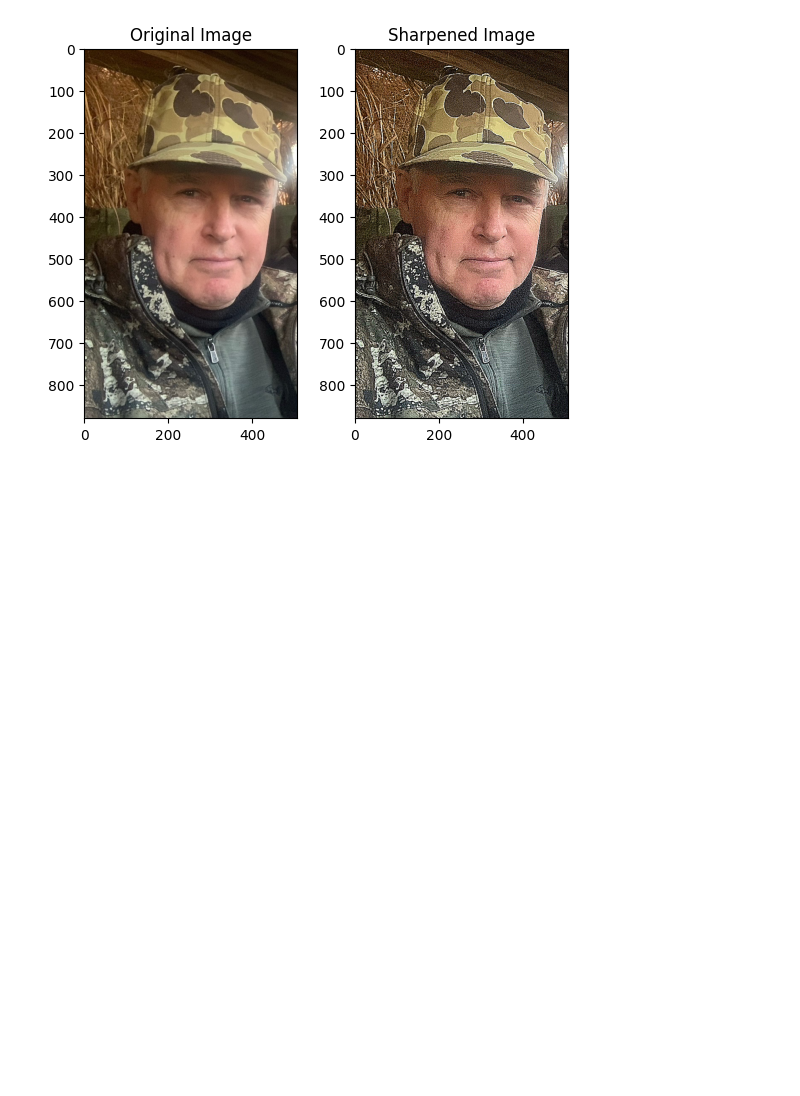
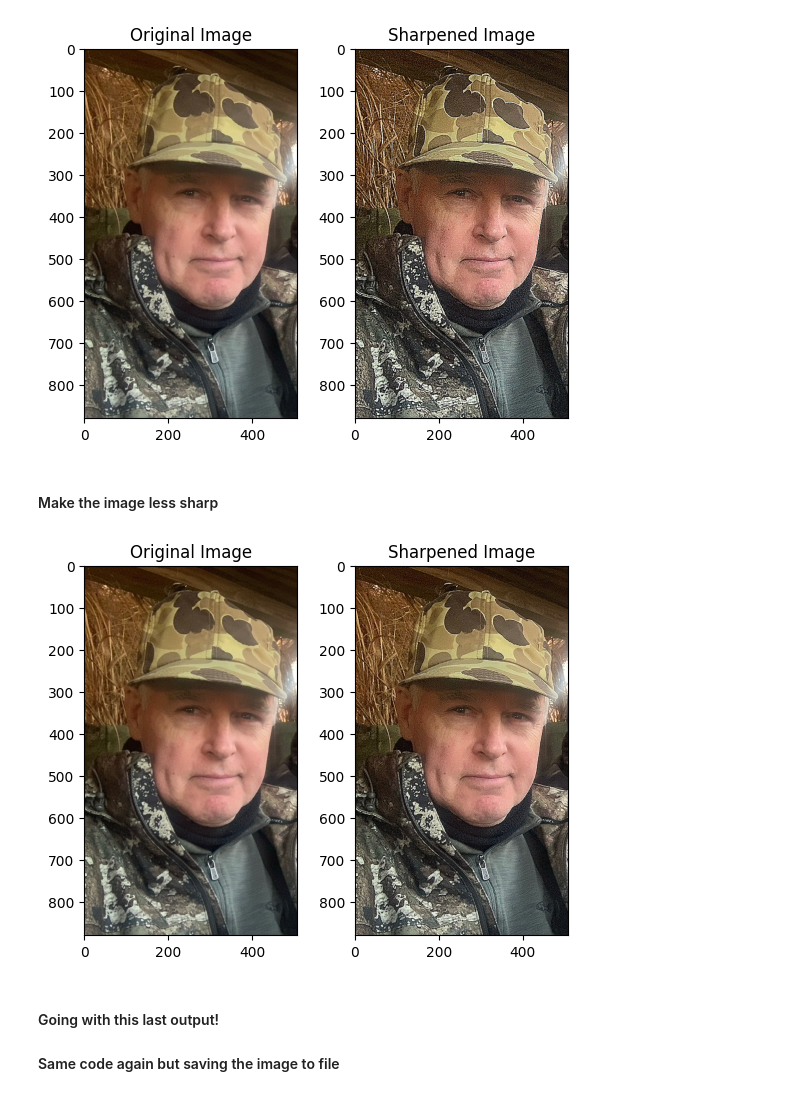
Before and after one commit to sudz4/JGS, a Jupyter notebook: jgs_image_enhancement.ipynb, the cells around one changed output. Cells and saved outputs as stored; diff of their text form; code cells hidden in the pictures; blank space fills up the shorter version.

Commit message:
image enhance final

```diff
--- a/jgs_image_enhancement.ipynb
+++ b/jgs_image_enhancement.ipynb
@@ -129,3 +129,41 @@ plt.title('Sharpened Image')
 plt.show()
 # %% [output]
 [figure]
+# %% [markdown]
+#### Make the image less sharp
+# %%
+# Load the image
+img = cv2.imread('JGS_2.jpg')
+
+# Convert the image from BGR to RGB
+img = cv2.cvtColor(img, cv2.COLOR_BGR2RGB)
+
+# Split the image into its 3 color channels
+b, g, r = cv2.split(img)
+
+# Define a mild sharpening kernel
+kernel = np.array([[0, -1, 0], [-1, 5, -1], [0, -1, 0]])
+
+# Apply the mild sharpening kernel to each color channel
+b_sharp = cv2.filter2D(b, -1, kernel)
+g_sharp = cv2.filter2D(g, -1, kernel)
+r_sharp = cv2.filter2D(r, -1, kernel)
+
+# Merge the sharpened color channels back into a single image
+img_sharp = cv2.merge((b_sharp, g_sharp, r_sharp))
+
+# Plot the original image and the enhanced image
+plt.subplot(1, 2, 1)
+plt.imshow(img)
+plt.title('Original Image')
+
+plt.subplot(1, 2, 2)
+plt.imshow(img_sharp)
+plt.title('Sharpened Image')
+
+plt.show()
+# %% [output]
+[figure, added]
+# %% [markdown]
+#### Going with this last output!
+#### Same code again but saving the image to file
```
